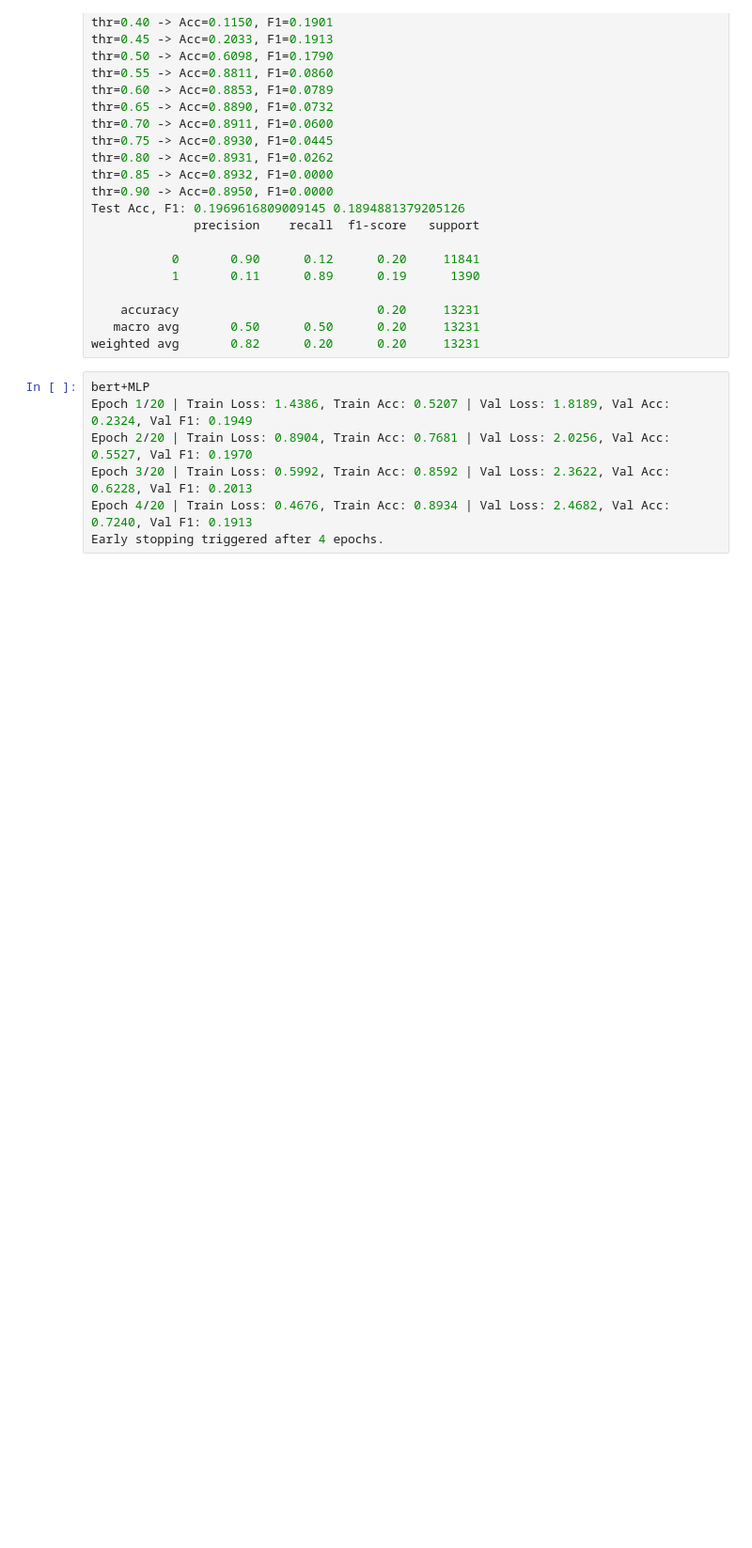
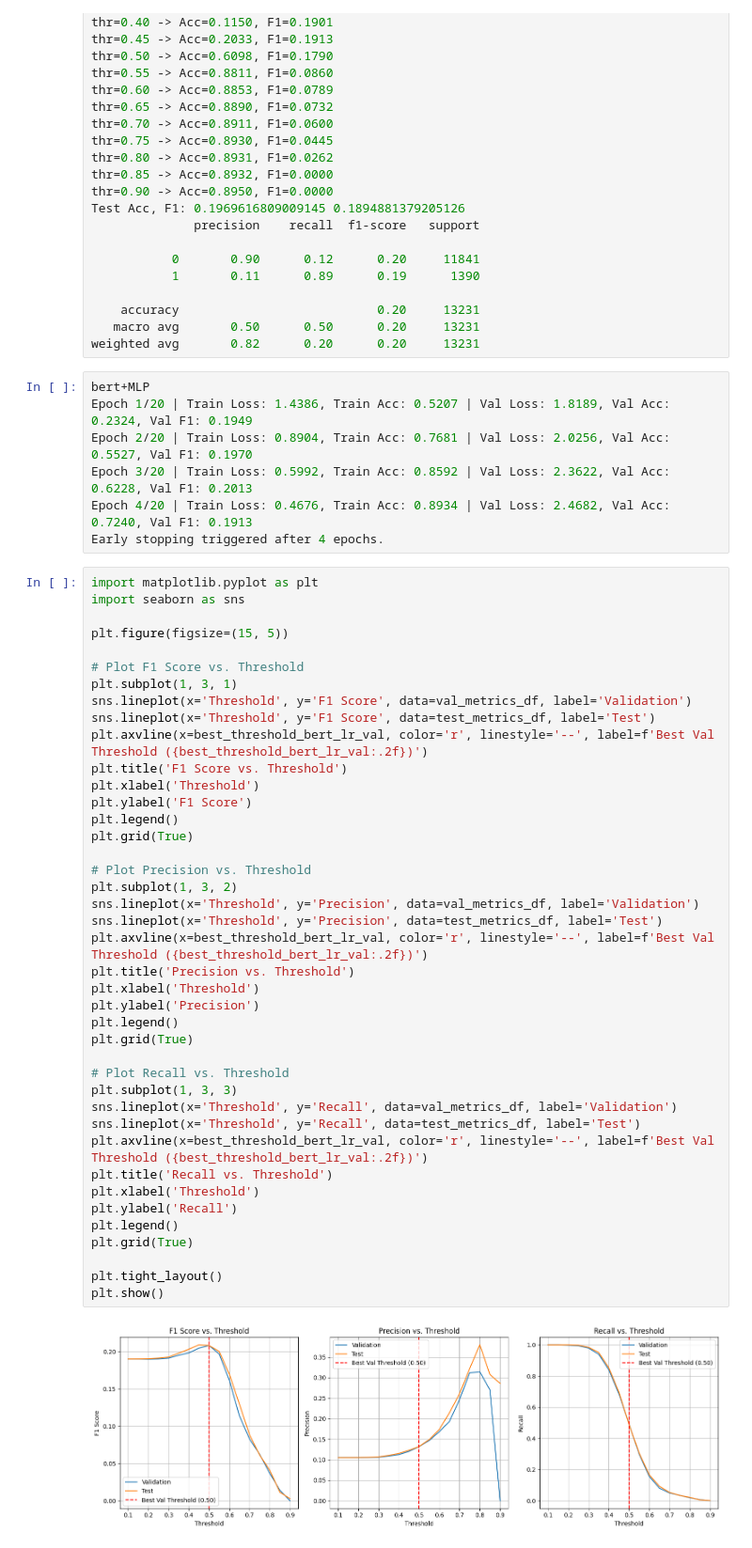
Before and after one commit to archxta/cse158assignment2, a Jupyter notebook: assignment2_model.ipynb, the cells around one changed output. Shown at 94% size. Drawn from its saved outputs; the diff is of its cells as text; blank space fills up the shorter version.

```diff
--- a/assignment2_model.ipynb
+++ b/assignment2_model.ipynb
@@ -393,3 +520,46 @@ Epoch 2/20 | Train Loss: 0.8904, Train Acc: 0.7681 | Val Loss: 2.0256, Val Acc:
 Epoch 3/20 | Train Loss: 0.5992, Train Acc: 0.8592 | Val Loss: 2.3622, Val Acc: 0.6228, Val F1: 0.2013
 Epoch 4/20 | Train Loss: 0.4676, Train Acc: 0.8934 | Val Loss: 2.4682, Val Acc: 0.7240, Val F1: 0.1913
 Early stopping triggered after 4 epochs.
+# %%
+import matplotlib.pyplot as plt
+import seaborn as sns
+
+plt.figure(figsize=(15, 5))
+
+# Plot F1 Score vs. Threshold
+plt.subplot(1, 3, 1)
+sns.lineplot(x='Threshold', y='F1 Score', data=val_metrics_df, label='Validation')
+sns.lineplot(x='Threshold', y='F1 Score', data=test_metrics_df, label='Test')
+plt.axvline(x=best_threshold_bert_lr_val, color='r', linestyle='--', label=f'Best Val Threshold ({best_threshold_bert_lr_val:.2f})')
+plt.title('F1 Score vs. Threshold')
+plt.xlabel('Threshold')
+plt.ylabel('F1 Score')
+plt.legend()
+plt.grid(True)
+
+# Plot Precision vs. Threshold
+plt.subplot(1, 3, 2)
+sns.lineplot(x='Threshold', y='Precision', data=val_metrics_df, label='Validation')
+sns.lineplot(x='Threshold', y='Precision', data=test_metrics_df, label='Test')
+plt.axvline(x=best_threshold_bert_lr_val, color='r', linestyle='--', label=f'Best Val Threshold ({best_threshold_bert_lr_val:.2f})')
+plt.title('Precision vs. Threshold')
+plt.xlabel('Threshold')
+plt.ylabel('Precision')
+plt.legend()
+plt.grid(True)
+
+# Plot Recall vs. Threshold
+plt.subplot(1, 3, 3)
+sns.lineplot(x='Threshold', y='Recall', data=val_metrics_df, label='Validation')
+sns.lineplot(x='Threshold', y='Recall', data=test_metrics_df, label='Test')
+plt.axvline(x=best_threshold_bert_lr_val, color='r', linestyle='--', label=f'Best Val Threshold ({best_threshold_bert_lr_val:.2f})')
+plt.title('Recall vs. Threshold')
+plt.xlabel('Threshold')
+plt.ylabel('Recall')
+plt.legend()
+plt.grid(True)
+
+plt.tight_layout()
+plt.show()
+# %% [output]
+[figure, added]
```
Also changed, not shown: parts of 9 cells of this notebook, 1 other file.
